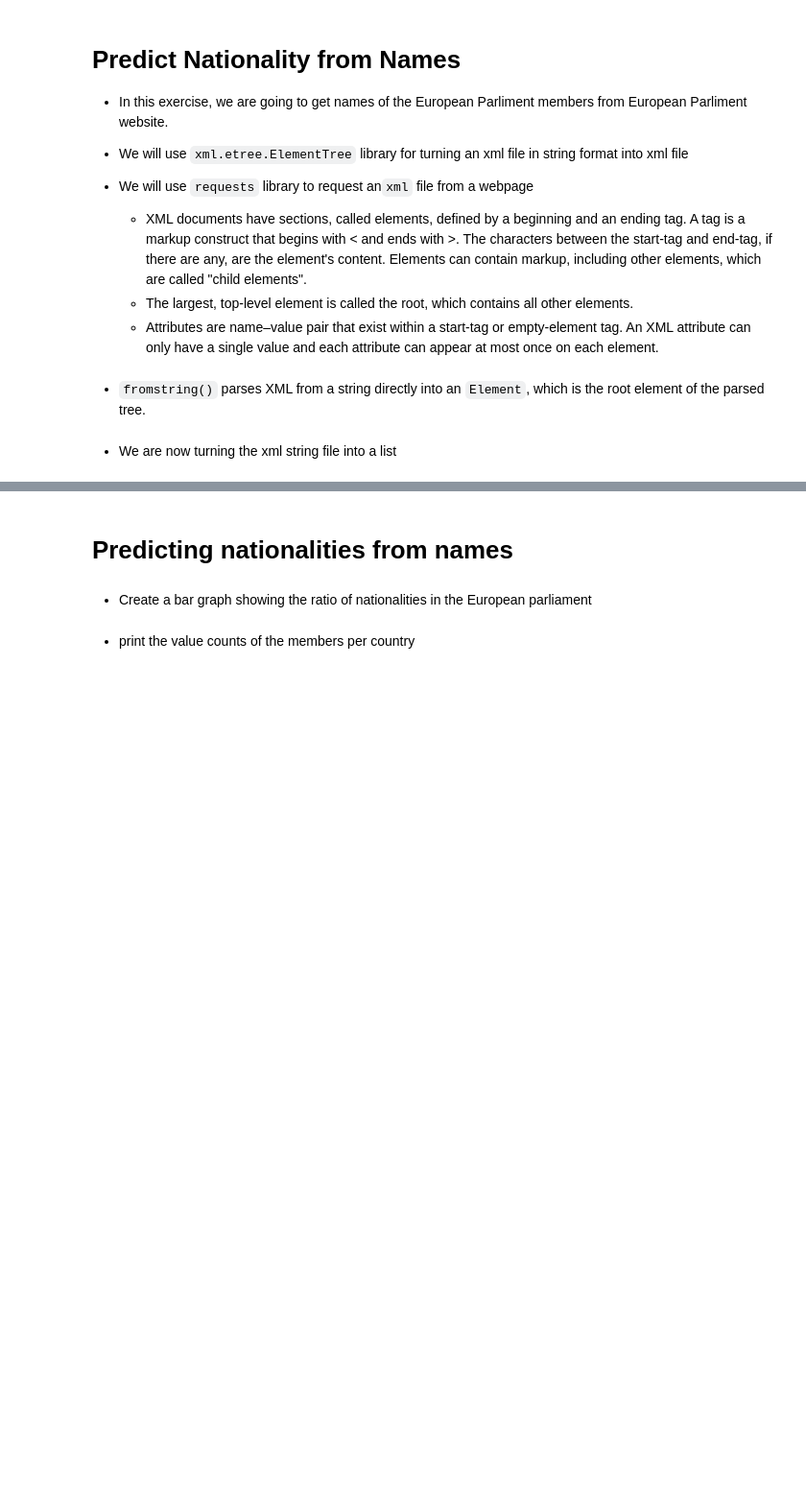
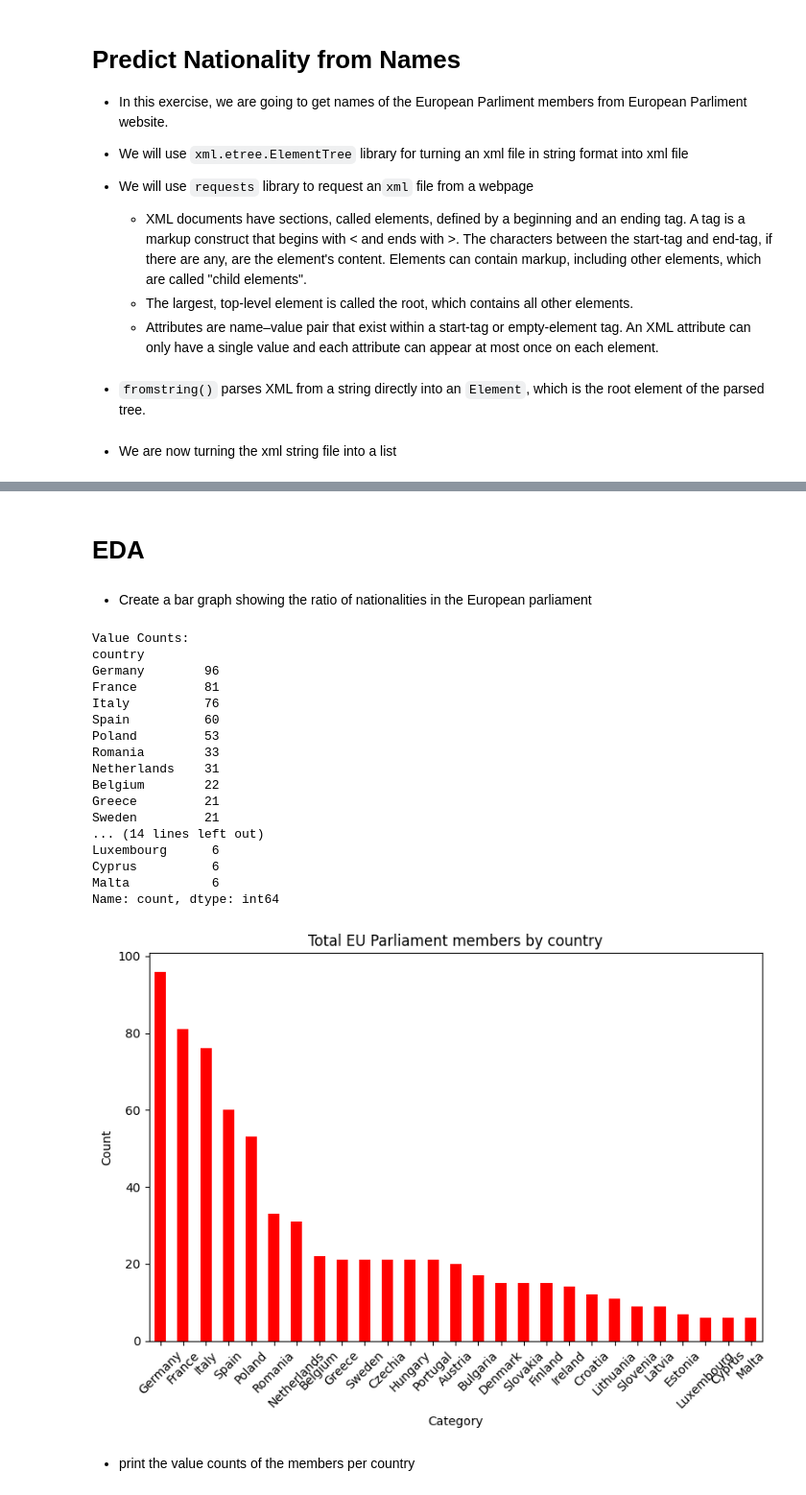
Before and after one commit to matthewcavanaugh96/magnimind, a Jupyter notebook: EU Parliament/01-EuropeParlSt.ipynb, the cells around one changed output, grey strips where cells are left out. Shown at 96% size. Saved outputs shown, nothing was run; the diff lists cells and outputs as text; code cells hidden in the pictures; blank space fills up the shorter version.

Commit message:
File name cleanup restructuring

```diff
--- a/EU Parliament/01-EuropeParlSt.ipynb
+++ b/EU Parliament/01-EuropeParlSt.ipynb
@@ -30,0 +33,3 @@ import requests
+# %%
+df = pd.read_csv('EU Parliament Members.csv')
+df
@@ -31,6 +50,40 @@ import requests
 # %% [markdown]
-# Predicting nationalities from names
+# EDA
 # %% [markdown]
 - Create a bar graph showing the ratio of nationalities in the European parliament
+# %%
+# Calculate value counts
+counts = df['country'].value_counts()
+print("Value Counts:")
+print(counts)
+
+# Create bar chart
+plt.figure(figsize=(8, 6)) # Optional: adjust figure size
+counts.plot(kind='bar', color='red')
+plt.title('Total EU Parliament members by country')
+plt.xlabel('Category')
+plt.ylabel('Count')
+plt.xticks(rotation=45) # Keeps x-axis labels horizontal
+plt.tight_layout() # Adjust layout to make room for labels
+plt.show()
+# %% [output]
+Value Counts:
+country
+Germany        96
+France         81
+Italy          76
+Spain          60
+Poland         53
+Romania        33
+Netherlands    31
+Belgium        22
+Greece         21
+Sweden         21
+... (14 lines left out)
+Luxembourg      6
+Cyprus          6
+Malta           6
+Name: count, dtype: int64
+[figure, added]
 # %% [markdown]
 - print the value counts of the members per country
```
Also changed, not shown: parts of 6 cells of this notebook, 5 other files.
